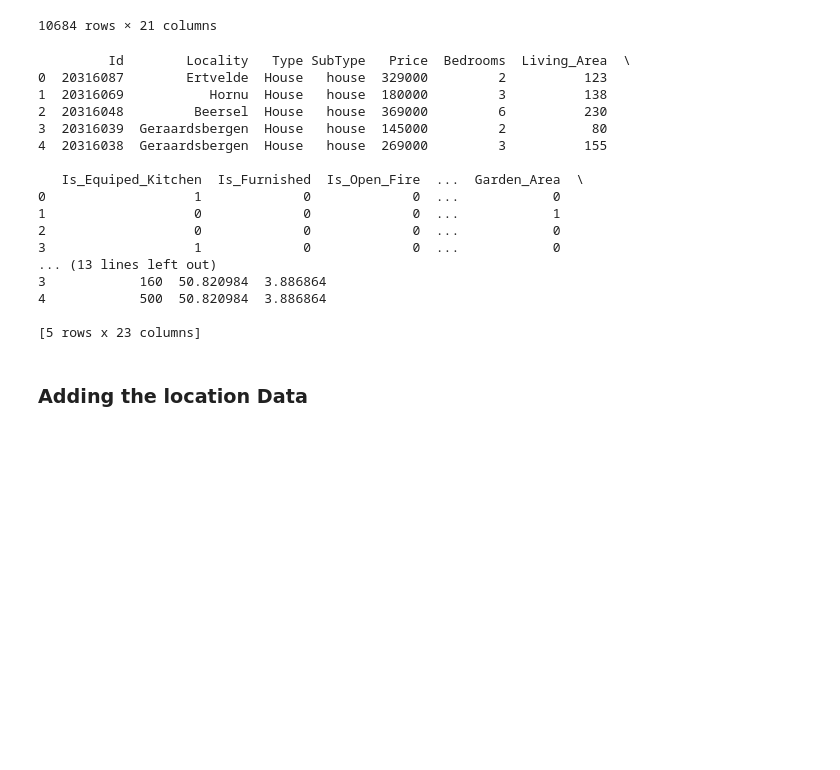
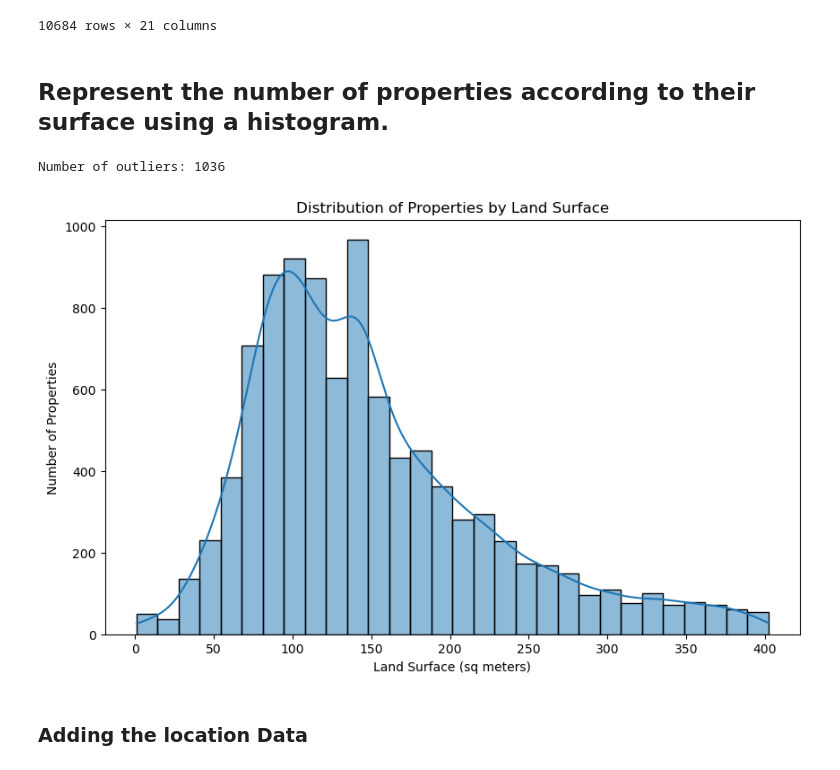
Before and after one commit to Mohammedhussingh/ImmoEliza-Analysis, a Jupyter notebook: Data_Analysis.ipynb, the cells around one changed output. Drawn from its saved outputs; the diff is of its cells as text; code cells hidden in the pictures; blank space fills up the shorter version.

```diff
--- a/Data_Analysis.ipynb
+++ b/Data_Analysis.ipynb
@@ -798,30 +800,37 @@ df
 df.to_csv("Final_cleaned_Data.csv")
 # %%
 df=pd.read_csv("Final_cleaned_Data.csv")
-# %%
-# Drop the 'Unnamed: 0' column
-df = df.drop(columns=['Unnamed: 0','Unnamed: 0.1'])
-
-# Display the result
-print(df.head())
-# %% [output]
-         Id        Locality   Type SubType   Price  Bedrooms  Living_Area  \
-0  20316087        Ertvelde  House   house  329000         2          123
-1  20316069           Hornu  House   house  180000         3          138
-2  20316048         Beersel  House   house  369000         6          230
-3  20316039  Geraardsbergen  House   house  145000         2           80
-4  20316038  Geraardsbergen  House   house  269000         3          155
-
-   Is_Equiped_Kitchen  Is_Furnished  Is_Open_Fire  ...  Garden_Area  \
-0                   1             0             0  ...            0
-1                   0             0             0  ...            1
-2                   0             0             0  ...            0
-3                   1             0             0  ...            0
-... (13 lines left out)
-3            160  50.820984  3.886864
-4            500  50.820984  3.886864
-
-[5 rows x 23 columns]
+# %% [markdown]
+## Represent the number of properties according to their surface using a histogram.
+# %%
+Data=df
+#IQR method
+
+Q1 = df['Land_Surface'].quantile(0.25)
+Q3 = df['Land_Surface'].quantile(0.75)
+
+IQR = Q3 - Q1
+
+lower_bound = Q1 - 1.5 * IQR
+upper_bound = Q3 + 1.5 * IQR
+
+outliers = df[(df['Land_Surface'] < lower_bound) | (df['Land_Surface'] > upper_bound)]
+print(f"Number of outliers: {outliers.shape[0]}")
+
+#print(outliers)
+
+# Exclude outliers
+df = df[(df['Land_Surface'] >= lower_bound) & (df['Land_Surface'] <= upper_bound)]
+# KDE plot overlyed on histogram
+plt.figure(figsize=(10, 6))
+sns.histplot(df['Land_Surface'], bins=30, kde=True, edgecolor='black')
+plt.title('Distribution of Properties by Land Surface')
+plt.xlabel('Land Surface (sq meters)')
+plt.ylabel('Number of Properties')
+plt.show()
+# %% [output]
+Number of outliers: 1036
+[figure, added]
 # %% [markdown]
 ### Adding the location Data
 # %%
```
Also changed, not shown: parts of 6 cells of this notebook, 3 other files.
